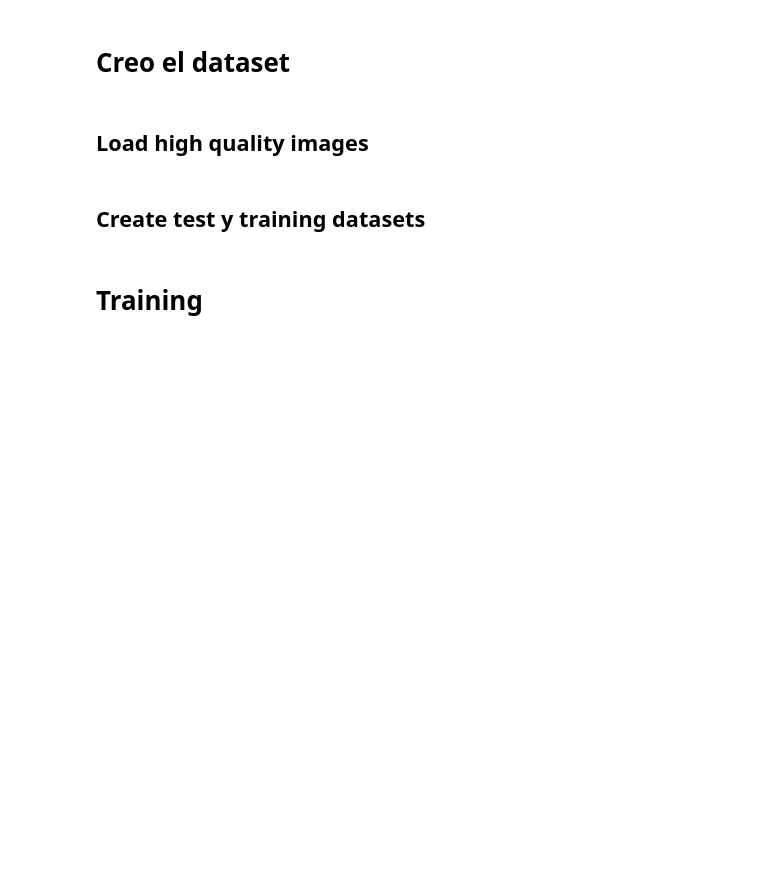
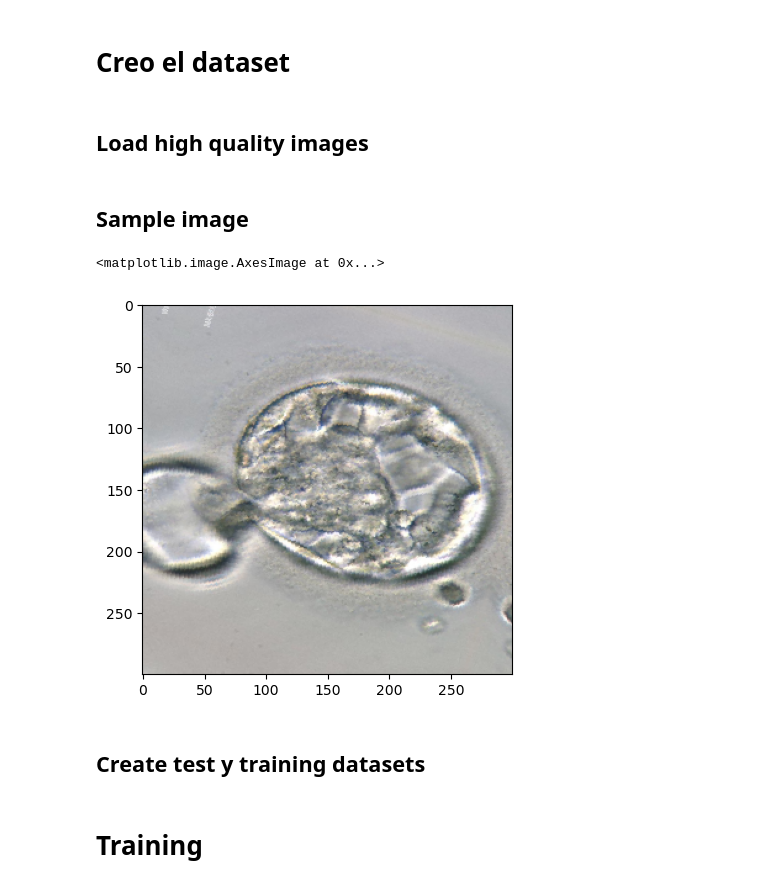
Before and after one commit to JuanDiegoYoung/Embryo-quality-classification, a Jupyter notebook: notebooks/end_to_end_CEM.ipynb, the cells around one changed output. Cells and saved outputs as stored; diff of their text form; code cells hidden in the pictures; blank space fills up the shorter version.

```diff
--- a/notebooks/end_to_end_CEM.ipynb
+++ b/notebooks/end_to_end_CEM.ipynb
@@ -138,7 +151,7 @@ def convert(x):
 # %% [markdown]
 ## Load labels
 # %%
-directory = '../data/CEM_database/'
+directory = 'data/CEM_database/'
 
 with open(directory + 'blasts.pkl', 'rb') as f:
     blast_information = pickle.load(f)
@@ -177,9 +190,9 @@ ax3.hist(y_Exp,[0,1,2,3,4,5,6], rwidth=0.8)
 # %% [markdown]
 # Creo el dataset
 # %%
-class EmbryoDataset(Dataset):
-    def __init__(self, img_dir, labels, selected_images):
-        self.img_labels = labels  # Store the image labels
+class EmbryoDataset():
+    def __init__(self, img_dir, labels, selected_images, images_labels):
+        self.img_labels = labels[images_labels]  # Store the image labels
         self.img_dir = img_dir  # Store the directory containing the images
         self.selected_images = selected_images
 
@@ -209,6 +222,7 @@ class EmbryoDataset(Dataset):
 # %%
 selected_size = 1447200
 selected_index = []
+selected_label_index = []
 
 for i in np.arange(1,n_data+1):
 
@@ -217,6 +231,21 @@ for i in np.arange(1,n_data+1):
 
     if image.size == selected_size:
         selected_index.append(i)
+        selected_label_index.append(i-1)
+# %% [markdown]
+## Sample image
+# %%
+img_dir = 'data/CEM_database/'
+labels = y_ICM
+selected_images = selected_index
+images_labels = selected_label_index
+
+instanced_example = EmbryoDataset(img_dir, labels, selected_images, images_labels)
+
+plt.imshow(np.swapaxes(instanced_example.__getitem__(0)[0],0,2))
+# %% [output]
+<matplotlib.image.AxesImage at 0x...>
+[figure, added]
 # %% [markdown]
 ## Create test y training datasets
 # %%
```
Also changed, not shown: parts of 7 cells of this notebook, 2 other files.
